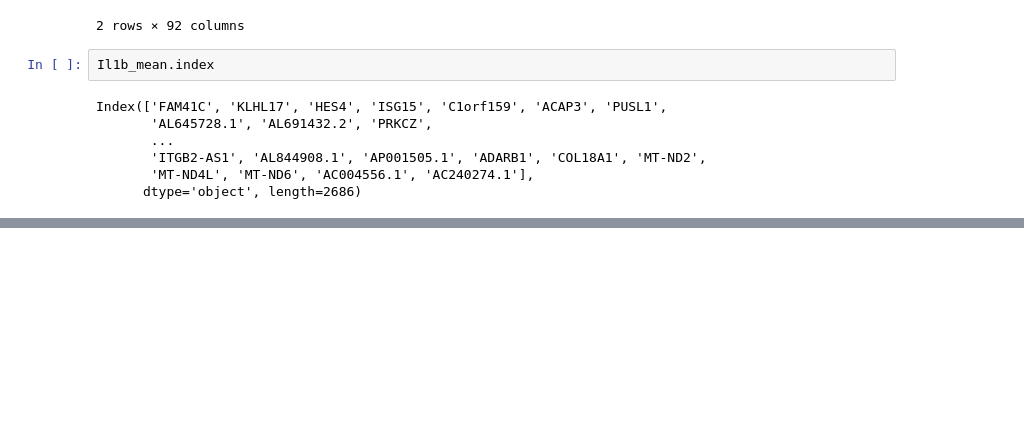
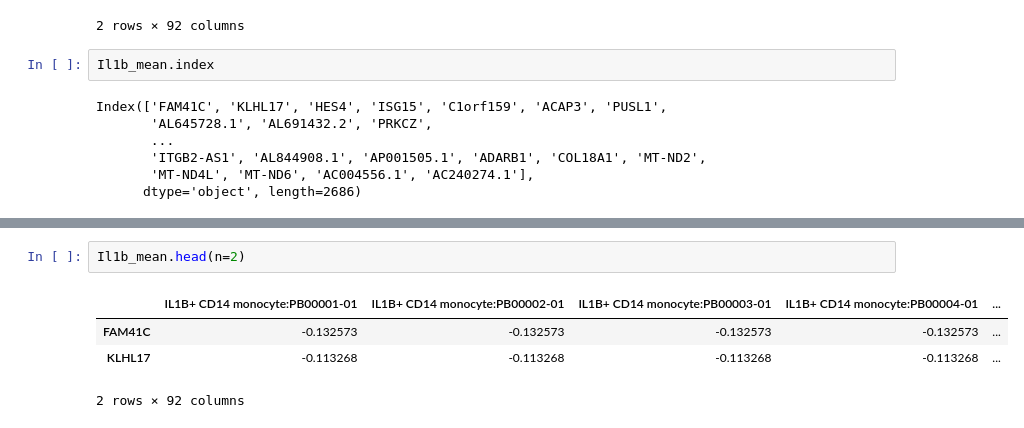
Before and after one commit to aifimmunology/sound-life-scrna-analysis, a Jupyter notebook: Mansi_Notebooks/Mansi_Notebooks/scRNA/DEG_Analysis/MS_Sex_DEG_analysis/02A_IHA_pseubulk_mean_genes_240401.ipynb, the cells around one changed output, grey strips where cells are left out. Cells and saved outputs as stored; diff of their text form; blank space fills up the shorter version.

```diff
--- a/Mansi_Notebooks/Mansi_Notebooks/scRNA/DEG_Analysis/MS_Sex_DEG_analysis/02A_IHA_pseubulk_mean_genes_240401.ipynb
+++ b/Mansi_Notebooks/Mansi_Notebooks/scRNA/DEG_Analysis/MS_Sex_DEG_analysis/02A_IHA_pseubulk_mean_genes_240401.ipynb
@@ -212,0 +484,7 @@ Il1b_mean.to_csv('/home/jupyter/Myeloid_cells/files/IHA_IL1B_CD14_mono_pb_mean_v
+# %%
+Il1b_mean.head(n=2)
+# %% [output]
+|  | IL1B+ CD14 monocyte:PB00001-01 | IL1B+ CD14 monocyte:PB00002-01 | IL1B+ CD14 monocyte:PB00003-01 | IL1B+ CD14 monocyte:PB00004-01 | ... |
+| FAM41C | -0.132573 | -0.132573 | -0.132573 | -0.132573 | ... |
+| KLHL17 | -0.113268 | -0.113268 | -0.113268 | -0.113268 | ... |
+2 rows × 92 columns
```
Also changed, not shown: parts of 53 cells of this notebook, 20 other files.
